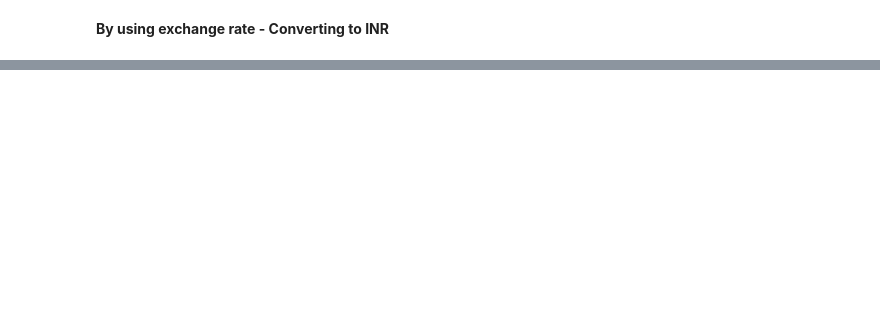
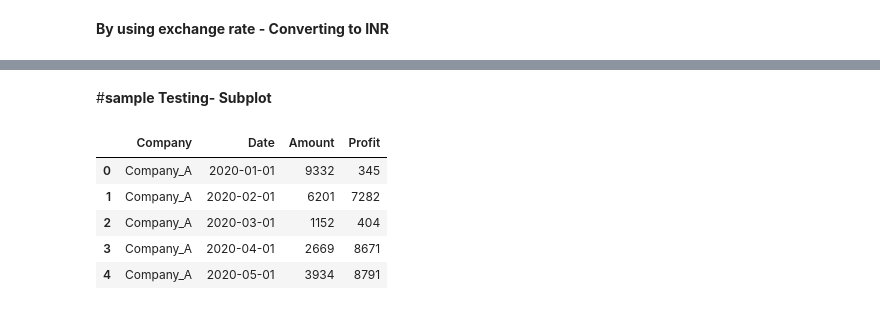
Before and after one commit to JaniceLibbyThomas/Colab_Backup, a Jupyter notebook: Zomato_Project_V_1.ipynb, the cells around one changed output, grey strips where cells are left out. Cells and saved outputs as stored; diff of their text form; code cells hidden in the pictures; blank space fills up the shorter version.

```diff
--- a/Zomato_Project_V_1.ipynb
+++ b/Zomato_Project_V_1.ipynb
@@ -101,0 +1184,28 @@ Zomato
+# %% [markdown]
+#**sample Testing- Subplot**
+# %%
+import pandas as pd
+import numpy as np
+import itertools
+from datetime import datetime
+
+np.random.seed(2021)
+
+company_list = ['Company_A', 'Company_B', 'Company_C', 'Company_D', 'Company_E']
+datelist = pd.date_range(start="2020-01-01", end='2021-01-01', freq='MS').to_list()
+
+df = pd.DataFrame(list(itertools.product(company_list, datelist)))
+df.columns = ['Company', 'Date']
+
+df['Amount'] = np.random.choice(range(0,10000), df.shape[0])
+df['Profit'] = np.random.choice(range(0,10000), df.shape[0])
+
+
+df.head()
+# %% [output]
+|  | Company | Date | Amount | Profit |
+| 0 | Company_A | 2020-01-01 | 9332 | 345 |
+| 1 | Company_A | 2020-02-01 | 6201 | 7282 |
+| 2 | Company_A | 2020-03-01 | 1152 | 404 |
+| 3 | Company_A | 2020-04-01 | 2669 | 8671 |
+| 4 | Company_A | 2020-05-01 | 3934 | 8791 |
```
Also changed, not shown: parts of 30 cells of this notebook.
